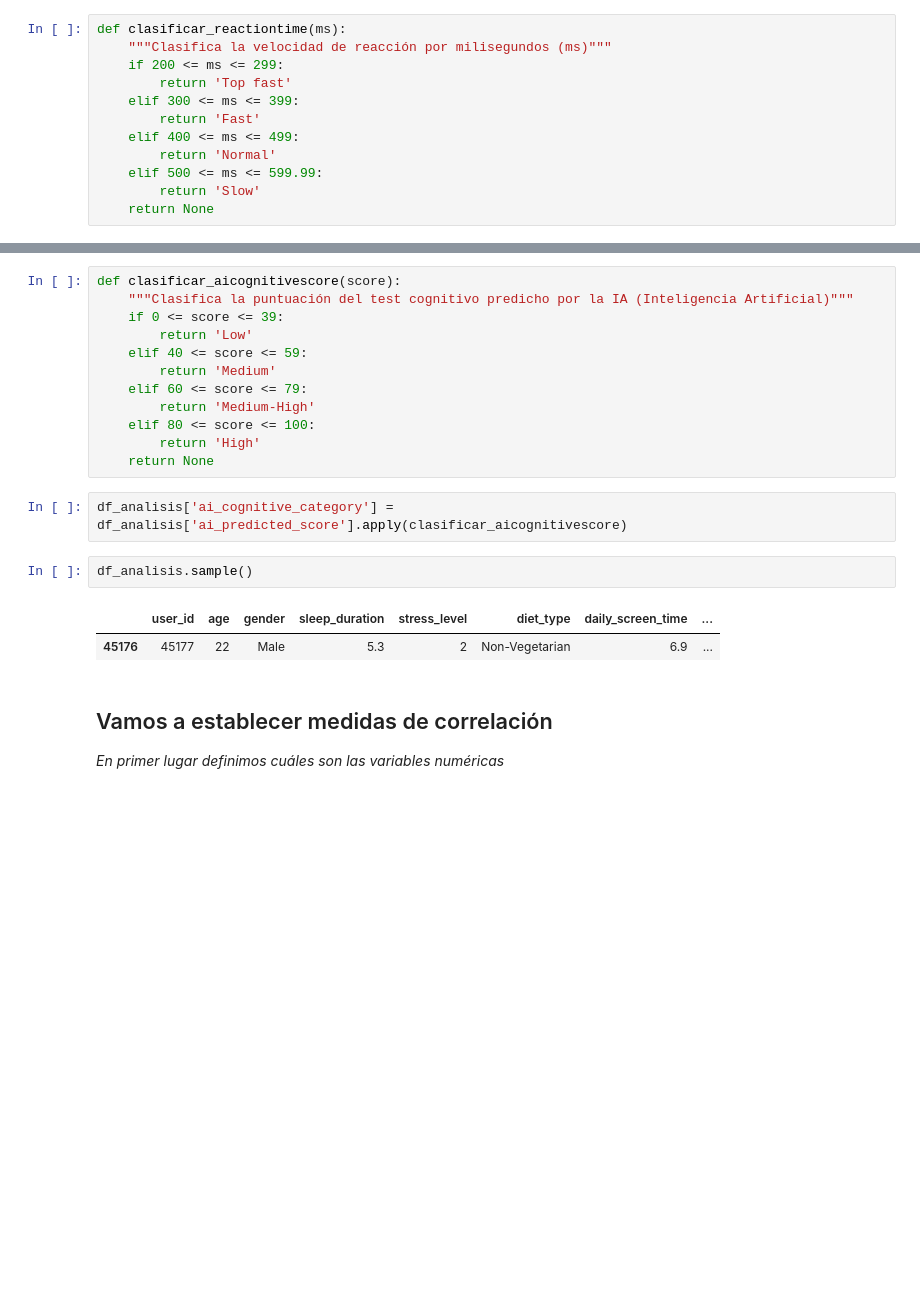
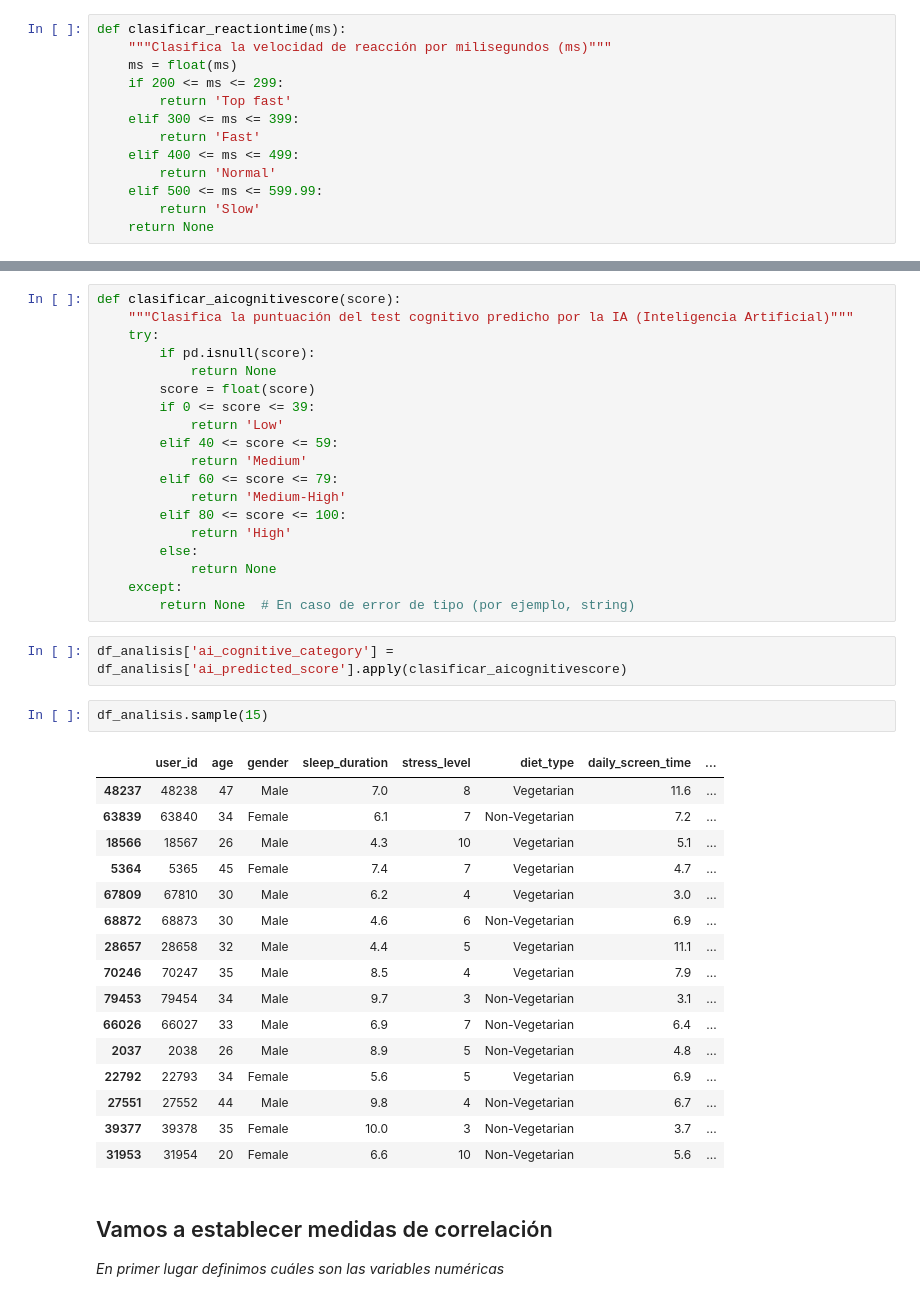
Before and after one commit to JazminKS/pair_mod4_J-N, a Jupyter notebook: fase_3_analisis_de_datos/Analisis.ipynb, the cells around one changed output, grey strips where cells are left out. Drawn from its saved outputs; the diff is of its cells as text; blank space fills up the shorter version.

```diff
--- a/fase_3_analisis_de_datos/Analisis.ipynb
+++ b/fase_3_analisis_de_datos/Analisis.ipynb
@@ -446,6 +446,7 @@ df_analisis['caffeine_category'] = df_analisis['caffeine_intake'].apply(clasific
 # %%
 def clasificar_reactiontime(ms):
     """Clasifica la velocidad de reacción por milisegundos (ms)"""
+    ms = float(ms)
     if 200 <= ms <= 299:
         return 'Top fast'
     elif 300 <= ms <= 399:
@@ -516,22 +548,43 @@ Similar a la puntuación cognitiva, esta es una puntuación predicha por IA con
 # %%
 def clasificar_aicognitivescore(score):
     """Clasifica la puntuación del test cognitivo predicho por la IA (Inteligencia Artificial)"""
-    if 0 <= score <= 39:
-        return 'Low'
-    elif 40 <= score <= 59:
-        return 'Medium'
-    elif 60 <= score <= 79:
-        return 'Medium-High'
-    elif 80 <= score <= 100:
-        return 'High'
-    return None
+    try:
+        if pd.isnull(score):
+            return None
+        score = float(score)
+        if 0 <= score <= 39:
+            return 'Low'
+        elif 40 <= score <= 59:
+            return 'Medium'
+        elif 60 <= score <= 79:
+            return 'Medium-High'
+        elif 80 <= score <= 100:
+            return 'High'
+        else:
+            return None
+    except:
+        return None  # En caso de error de tipo (por ejemplo, string)
 # %%
 df_analisis['ai_cognitive_category'] = df_analisis['ai_predicted_score'].apply(clasificar_aicognitivescore)
 # %%
-df_analisis.sample()
+df_analisis.sample(15)
 # %% [output]
 |  | user_id | age | gender | sleep_duration | stress_level | diet_type | daily_screen_time | ... |
-| 45176 | 45177 | 22 | Male | 5.3 | 2 | Non-Vegetarian | 6.9 | ... |
+| 48237 | 48238 | 47 | Male | 7.0 | 8 | Vegetarian | 11.6 | ... |
+| 63839 | 63840 | 34 | Female | 6.1 | 7 | Non-Vegetarian | 7.2 | ... |
+| 18566 | 18567 | 26 | Male | 4.3 | 10 | Vegetarian | 5.1 | ... |
+| 5364 | 5365 | 45 | Female | 7.4 | 7 | Vegetarian | 4.7 | ... |
+| 67809 | 67810 | 30 | Male | 6.2 | 4 | Vegetarian | 3.0 | ... |
+| 68872 | 68873 | 30 | Male | 4.6 | 6 | Non-Vegetarian | 6.9 | ... |
+| 28657 | 28658 | 32 | Male | 4.4 | 5 | Vegetarian | 11.1 | ... |
+| 70246 | 70247 | 35 | Male | 8.5 | 4 | Vegetarian | 7.9 | ... |
+| 79453 | 79454 | 34 | Male | 9.7 | 3 | Non-Vegetarian | 3.1 | ... |
+| 66026 | 66027 | 33 | Male | 6.9 | 7 | Non-Vegetarian | 6.4 | ... |
+| 2037 | 2038 | 26 | Male | 8.9 | 5 | Non-Vegetarian | 4.8 | ... |
+| 22792 | 22793 | 34 | Female | 5.6 | 5 | Vegetarian | 6.9 | ... |
+| 27551 | 27552 | 44 | Male | 9.8 | 4 | Non-Vegetarian | 6.7 | ... |
+| 39377 | 39378 | 35 | Female | 10.0 | 3 | Non-Vegetarian | 3.7 | ... |
+| 31953 | 31954 | 20 | Female | 6.6 | 10 | Non-Vegetarian | 5.6 | ... |
 # %% [markdown]
 ## Vamos a establecer medidas de correlación
 *En primer lugar definimos cuáles son las variables numéricas*
```
Also changed, not shown: parts of 5 cells of this notebook.
